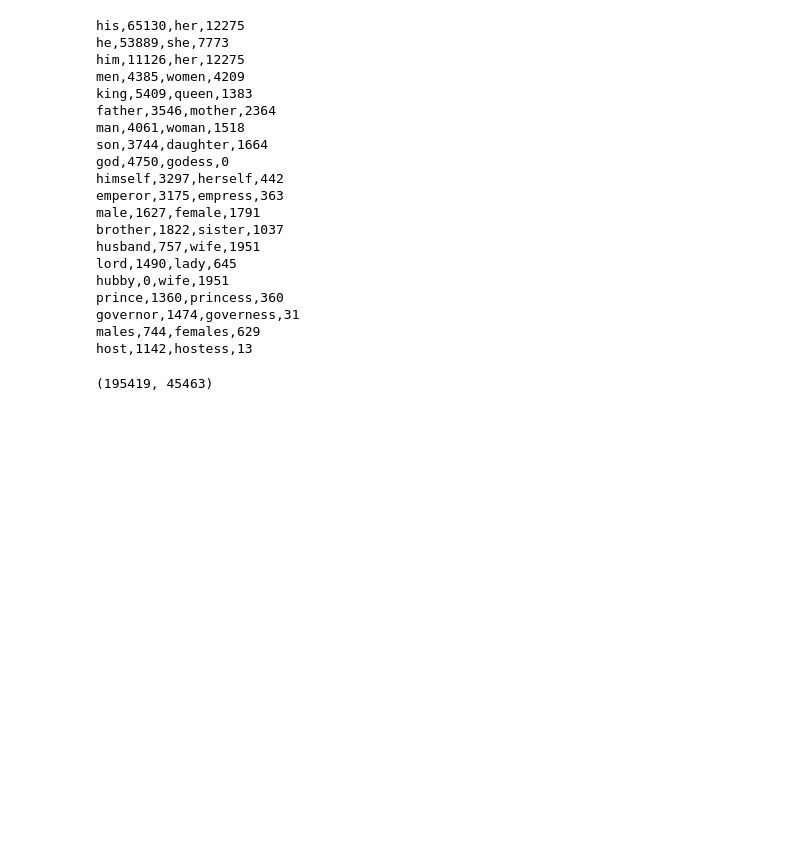
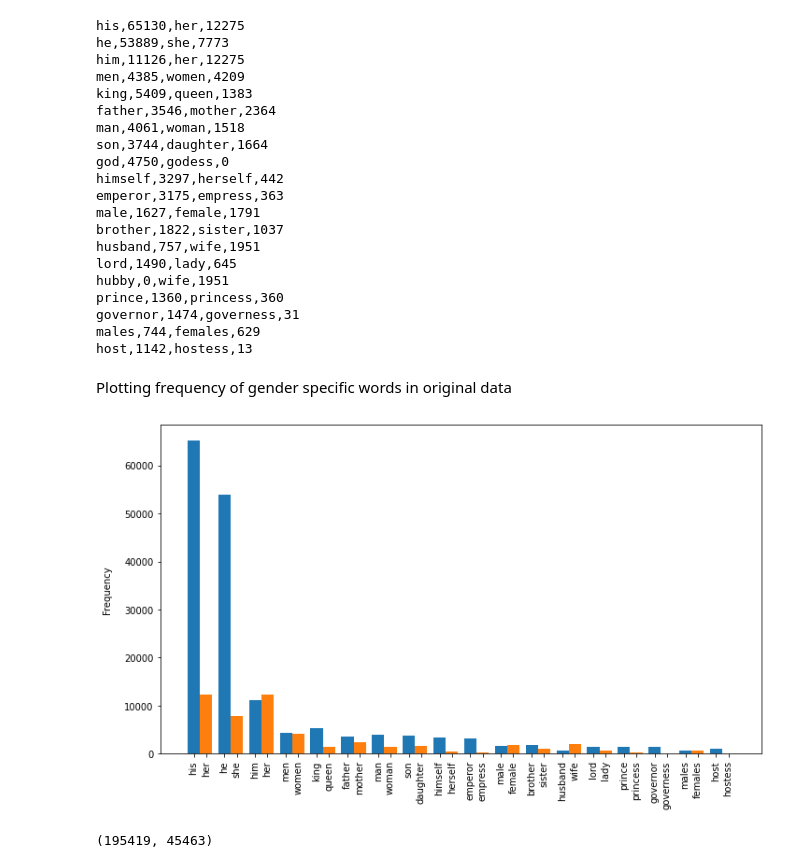
Before and after one commit to amantayal44/CS779_Project, a Jupyter notebook: analysis.ipynb, the cells around one changed output. Saved outputs shown, nothing was run; the diff lists cells and outputs as text; code cells hidden in the pictures; blank space fills up the shorter version.

Commit message:
Added code for creating frequency plots of gender specific words

```diff
--- a/analysis.ipynb
+++ b/analysis.ipynb
@@ -165,6 +163,46 @@ prince,1360,princess,360
 governor,1474,governess,31
 males,744,females,629
 host,1142,hostess,13
+# %%
+male_words, female_words, mwords_freqs, fwords_freqs = [], [], [], []
+for v in top_words[:20]:
+  male_words.append(v[0])
+  mwords_freqs.append(v[1])
+  female_words.append(v[2])
+  fwords_freqs.append(v[3])
+# %% [markdown]
+Plotting frequency of gender specific words in original data
+# %%
+fig, ax = plt.subplots(figsize=(10, 6))
+
+x = np.arange(0, 2*len(male_words), 2)
+# y1 = list(map(int, data[1]))
+# y2 = list(map(int, data[3]))
+width = 0.8
+
+# plot data in grouped manner of bar type
+ax.bar(x-width/2, mwords_freqs, width)
+ax.bar(x + width/2, fwords_freqs, width)
+
+ticks = []
+for i in x:
+  ticks.append(i - width/2)
+  ticks.append(i + width/2)
+
+labels = []
+for _, (m, f) in enumerate(zip(male_words, female_words)):
+  labels.append(m)
+  labels.append(f)
+
+ax.set_xticks(ticks)
+ax.set_xticklabels(labels, rotation=90)
+ax.set_ylabel("Frequency")
+ax.yaxis.set_label_coords(-0.08,0.5)
+plt.tight_layout()
+plt.savefig('gender_word_freqs.png', dpi=200)
+fig.show()
+# %% [output]
+[figure, added]
 # %%
 sum(freq_male.values()) , sum(freq_female.values())
 # %% [output]
```
Also changed, not shown: parts of 1 cell of this notebook.
